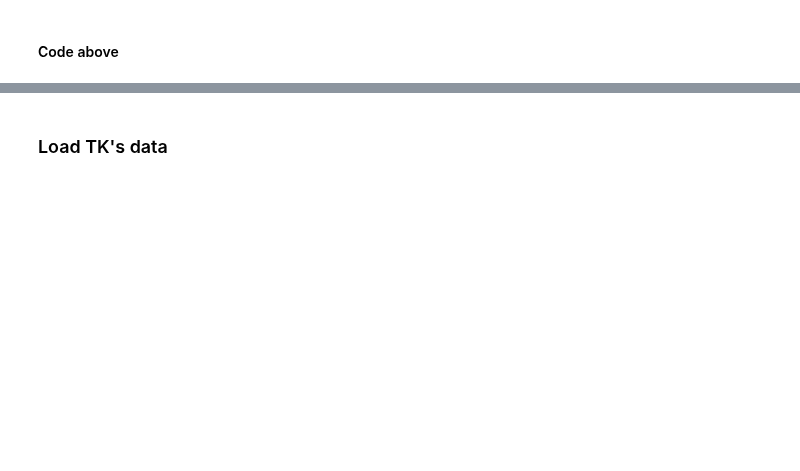
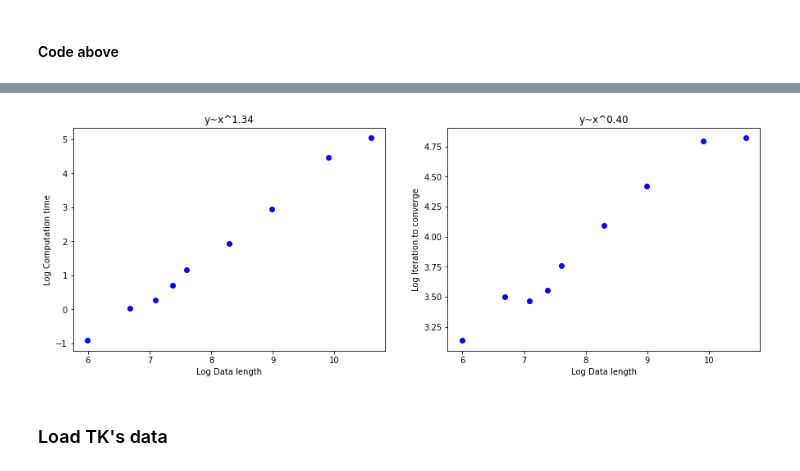
Before and after one commit to zqwei/fish_processing, a Jupyter notebook: notebooks/Test_TF.ipynb, the cells around one changed output, grey strips where cells are left out. Drawn from its saved outputs; the diff is of its cells as text; code cells hidden in the pictures; blank space fills up the shorter version.

```diff
--- a/notebooks/Test_TF.ipynb
+++ b/notebooks/Test_TF.ipynb
@@ -126,11 +105,13 @@ plt.plot(x, prob.x)
 # %%
 timeList = []
-sizeData = [100, 400, 800, 1200, 1600, 2000]
+iterList = []
+sizeData = [400, 800, 1200, 1600, 2000, 4000, 8000, 20000, 40000]
 for nData in sizeData:
     x = np.linspace(1, 400, num=nData)
     y = np.cos(x**2/10000*np.pi)
-    y = y + np.random.normal(size = y.shape)*0.45
-    prob = TFsafe(y[:,np.newaxis],5,order=2,mode = -1)
+    y = y + np.random.normal(size = y.shape)*0.15
+    prob = TF(y[:,np.newaxis],5,order=2,mode = -1)
     prob.silence = True
     prob.pdas()
     timeList.append(prob.info['time'])
+    iterList.append(prob.info['iter'])
@@ -139,3 +118,18 @@ plt.plot(sizeData, timeList, 'ob')
+# %%
+fig, ax = plt.subplots(1, 2, figsize=(15, 5))
+ax[0].plot(np.log(sizeData), np.log(timeList), 'ob')
+p = np.polyfit(np.log(sizeData), np.log(timeList), 1)
+ax[0].set_ylabel('Log Computation time')
+ax[0].set_xlabel('Log Data length')
+ax[0].set_title('y~x^%0.2f'%(p[0]))
+ax[1].plot(np.log(sizeData), np.log(iterList), 'ob')
+p = np.polyfit(np.log(sizeData), np.log(iterList), 1)
+ax[1].set_ylabel('Log Iteration to converge')
+ax[1].set_xlabel('Log Data length')
+ax[1].set_title('y~x^%0.2f'%(p[0]))
+plt.show()
+# %% [output]
+[figure, added]
 # %% [markdown]
 ### Load TK's data
 # %%
```
Also changed, not shown: parts of 7 cells of this notebook.
